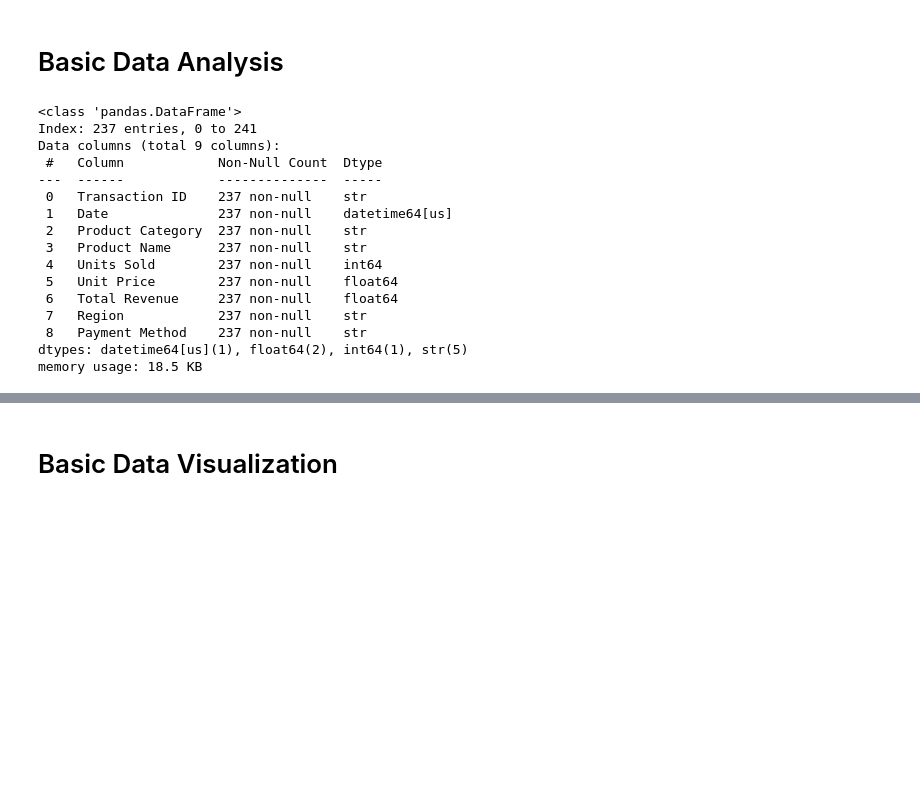
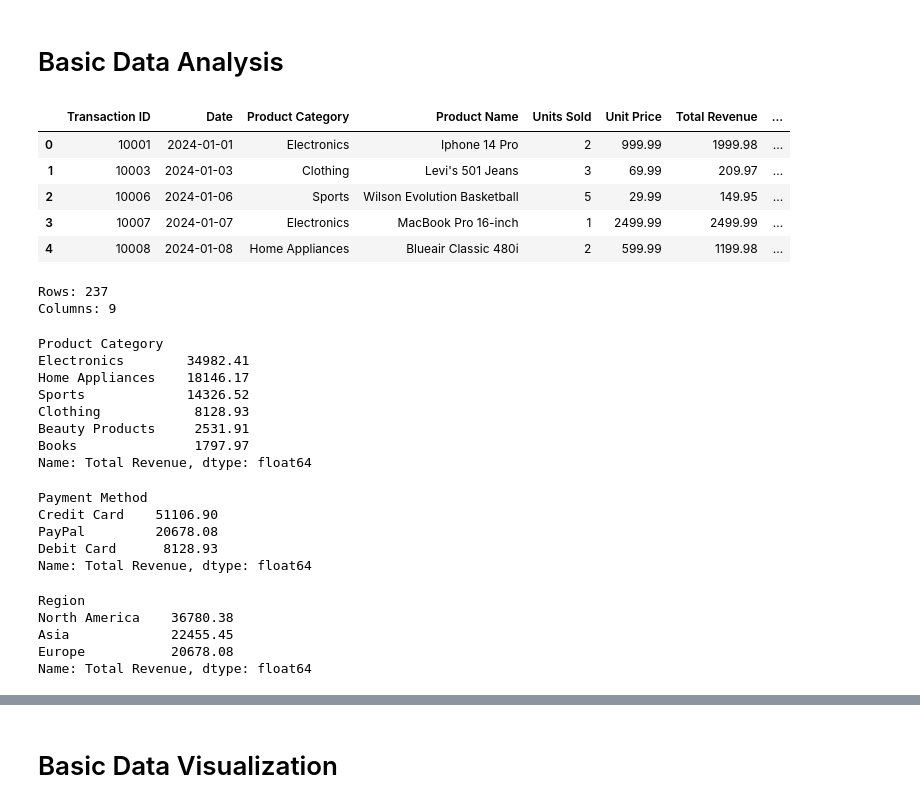
Before and after one commit to saad-sufyan-dev/python-learning-lab, a Jupyter notebook: data_analysis/day_02.ipynb, the cells around one changed output, grey strips where cells are left out. Saved outputs shown, nothing was run; the diff lists cells and outputs as text; code cells hidden in the pictures; blank space fills up the shorter version.

Commit message:
Add analysis steps for categorical columns in day_02.ipynb

```diff
--- a/data_analysis/day_02.ipynb
+++ b/data_analysis/day_02.ipynb
@@ -74,21 +77,50 @@ Length: 3, dtype: str
 # %% [markdown]
 # Basic Data Analysis
 # %%
-df.info()
+# Reading the cleaned csv
+df = pd.read_csv("Sales Data Cleaned.csv")
-# %% [output]
-<class 'pandas.DataFrame'>
-Index: 237 entries, 0 to 241
-Data columns (total 9 columns):
- #   Column            Non-Null Count  Dtype
----  ------            --------------  -----
- 0   Transaction ID    237 non-null    str
- 1   Date              237 non-null    datetime64[us]
- 2   Product Category  237 non-null    str
- 3   Product Name      237 non-null    str
- 4   Units Sold        237 non-null    int64
- 5   Unit Price        237 non-null    float64
- 6   Total Revenue     237 non-null    float64
- 7   Region            237 non-null    str
- 8   Payment Method    237 non-null    str
-dtypes: datetime64[us](1), float64(2), int64(1), str(5)
-memory usage: 18.5 KB
+# %%
+df.head()
+# %% [output]
+|  | Transaction ID | Date | Product Category | Product Name | Units Sold | Unit Price | Total Revenue | ... |
+| 0 | 10001 | 2024-01-01 | Electronics | Iphone 14 Pro | 2 | 999.99 | 1999.98 | ... |
+| 1 | 10003 | 2024-01-03 | Clothing | Levi's 501 Jeans | 3 | 69.99 | 209.97 | ... |
+| 2 | 10006 | 2024-01-06 | Sports | Wilson Evolution Basketball | 5 | 29.99 | 149.95 | ... |
+| 3 | 10007 | 2024-01-07 | Electronics | MacBook Pro 16-inch | 1 | 2499.99 | 2499.99 | ... |
+| 4 | 10008 | 2024-01-08 | Home Appliances | Blueair Classic 480i | 2 | 599.99 | 1199.98 | ... |
+# %%
+print(f"Rows: {df.shape[0]}")
+print(f"Columns: {df.shape[1]}")
+# %% [output]
+Rows: 237
+Columns: 9
+# %%
+# Determine which category generated the highest revenue
+df.groupby("Product Category")["Total Revenue"].sum().sort_values(ascending=False)
+# %% [output]
+Product Category
+Electronics        34982.41
+Home Appliances    18146.17
+Sports             14326.52
+Clothing            8128.93
+Beauty Products     2531.91
+Books               1797.97
+Name: Total Revenue, dtype: float64
+# %%
+# Determine which payment mathod generated the highest revenue
+df.groupby("Payment Method")["Total Revenue"].sum().sort_values(ascending=False)
+# %% [output]
+Payment Method
+Credit Card    51106.90
+PayPal         20678.08
+Debit Card      8128.93
+Name: Total Revenue, dtype: float64
+# %%
+# Determine which region generated the highest revenue
+df.groupby("Region")["Total Revenue"].sum().sort_values(ascending=False)
+# %% [output]
+Region
+North America    36780.38
+Asia             22455.45
+Europe           20678.08
+Name: Total Revenue, dtype: float64
```
Also changed, not shown: parts of 2 cells of this notebook, 1 other file.
